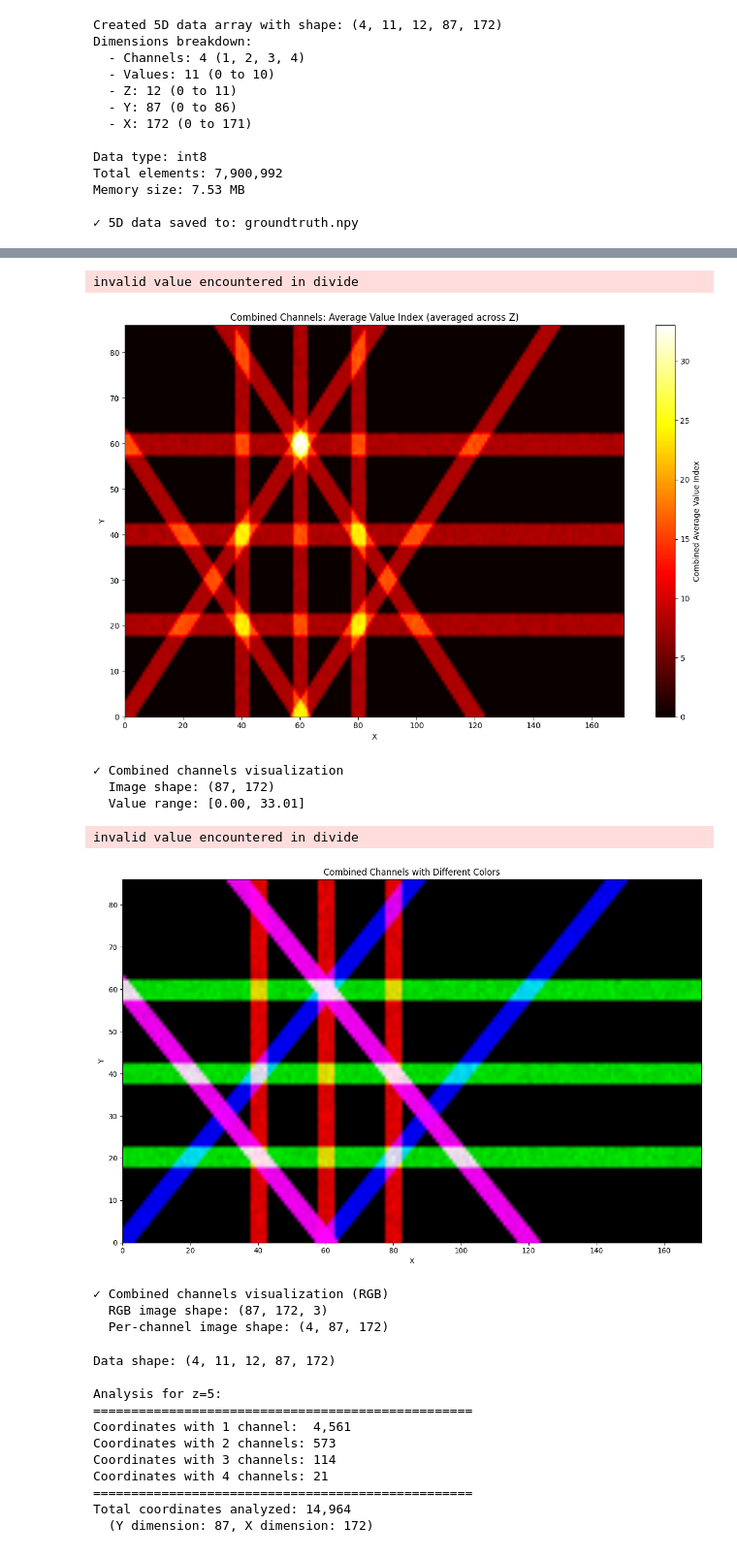
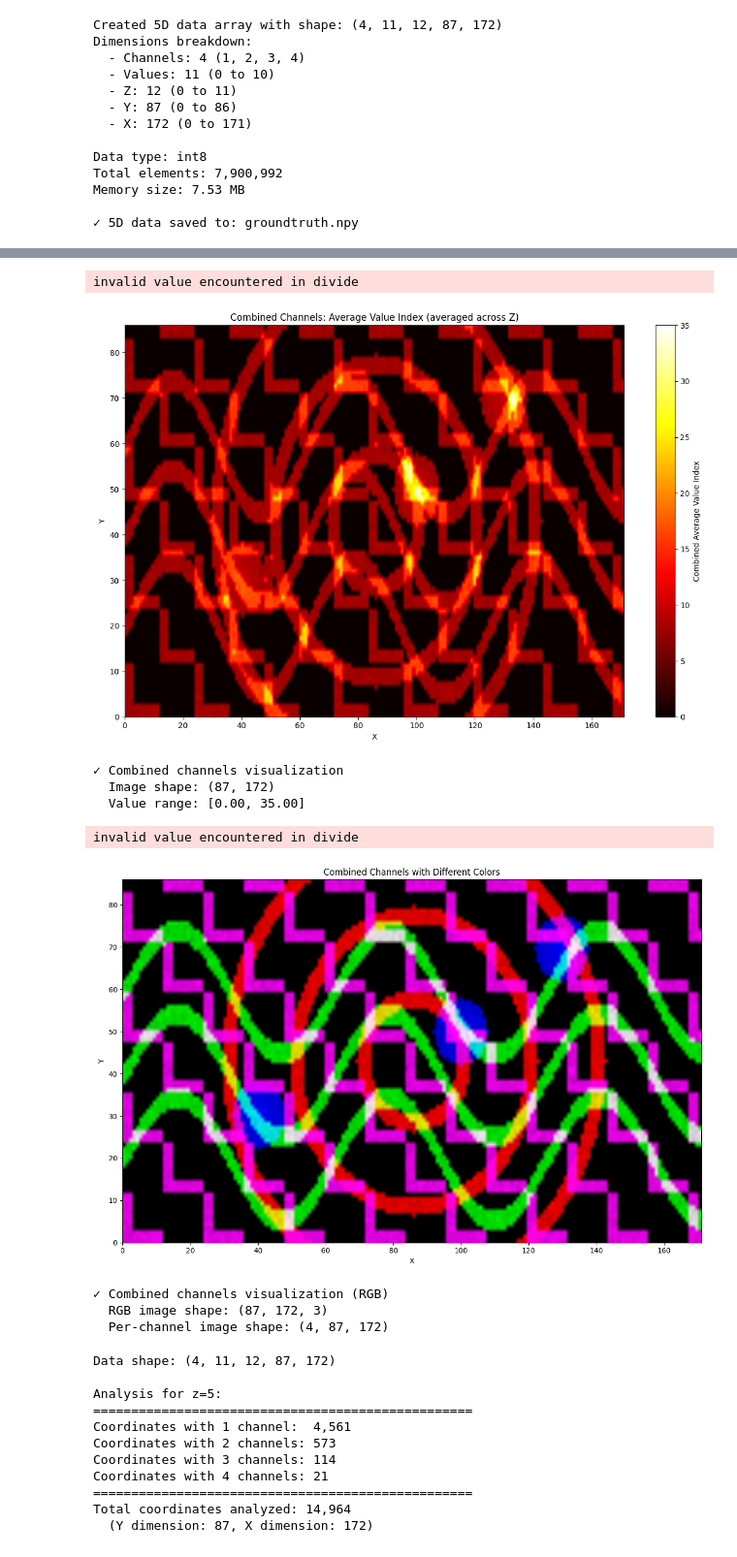
Before and after one commit to Hosseinfatho/SSGAT, a Jupyter notebook: Groundtruth/groundtruthTest.ipynb, the cells around one changed output, grey strips where cells are left out. Shown at 97% size. Drawn from its saved outputs; the diff is of its cells as text; code cells hidden in the pictures.

```diff
--- a/Groundtruth/groundtruthTest.ipynb
+++ b/Groundtruth/groundtruthTest.ipynb
@@ -87,7 +190,7 @@ import matplotlib.pyplot as plt
 import numpy as np
 
 # Load data
-data = np.load('groundtruth.npy')
+data = np.load('groundtruthtext2.npy')
 combined_image = np.zeros((y_dim, x_dim), dtype=np.float32)
 for channel in range(4):
     channel_data = data[channel]  # Shape: (11, 12, 87, 172)
@@ -115,16 +218,16 @@ print(f"  Image shape: {combined_image.shape}")
 print(f"  Value range: [{combined_image.min():.2f}, {combined_image.max():.2f}]")
 # %% [output]
 invalid value encountered in divide
-[figure, old version]
+[figure, new version]
 ✓ Combined channels visualization
   Image shape: (87, 172)
-  Value range: [0.00, 33.01]
+  Value range: [0.00, 35.00]
 # %%
 import matplotlib.pyplot as plt
 import numpy as np
 
 # Load data: shape (channel, value, z, y, x)
-data = np.load('groundtruth.npy')
+data = np.load('groundtruthtext2.npy')
 n_channels, n_values, n_z, y_dim, x_dim = data.shape
 
 # Predefine an RGB color for each channel (R, G, B)
@@ -172,34 +275,34 @@ for channel in range(n_channels):
 
     # Add this channel's contribution in its own color
     color = channel_colors[channel]  # (3,)
     combined_rgb += norm[..., None] * color  # broadcast to (y, x, 3)
 
 # Clip to valid [0, 1] RGB range
 combined_rgb = np.clip(combined_rgb, 0.0, 1.0)
 
 # Plot combined RGB image
 plt.figure(figsize=(12, 8))
 plt.imshow(
     combined_rgb,
     origin='lower',
     extent=[0, x_dim - 1, 0, y_dim - 1],
     aspect='auto',
     interpolation='bilinear'
 )
 plt.xlabel('X')
 plt.ylabel('Y')
 plt.title('Combined Channels with Different Colors')
 plt.xlim(0, x_dim - 1)
 plt.ylim(0, y_dim - 1)
 plt.tight_layout()
 plt.show()
 
 print("\n✓ Combined channels visualization (RGB)")
 print(f"  RGB image shape: {combined_rgb.shape}")
 print(f"  Per-channel image shape: {per_channel_2d.shape}")
 # %% [output]
 invalid value encountered in divide
-[figure, old version]
+[figure, new version]
 ✓ Combined channels visualization (RGB)
   RGB image shape: (87, 172, 3)
   Per-channel image shape: (4, 87, 172)
```
Also changed, not shown: parts of 12 cells of this notebook, 2 other files.
